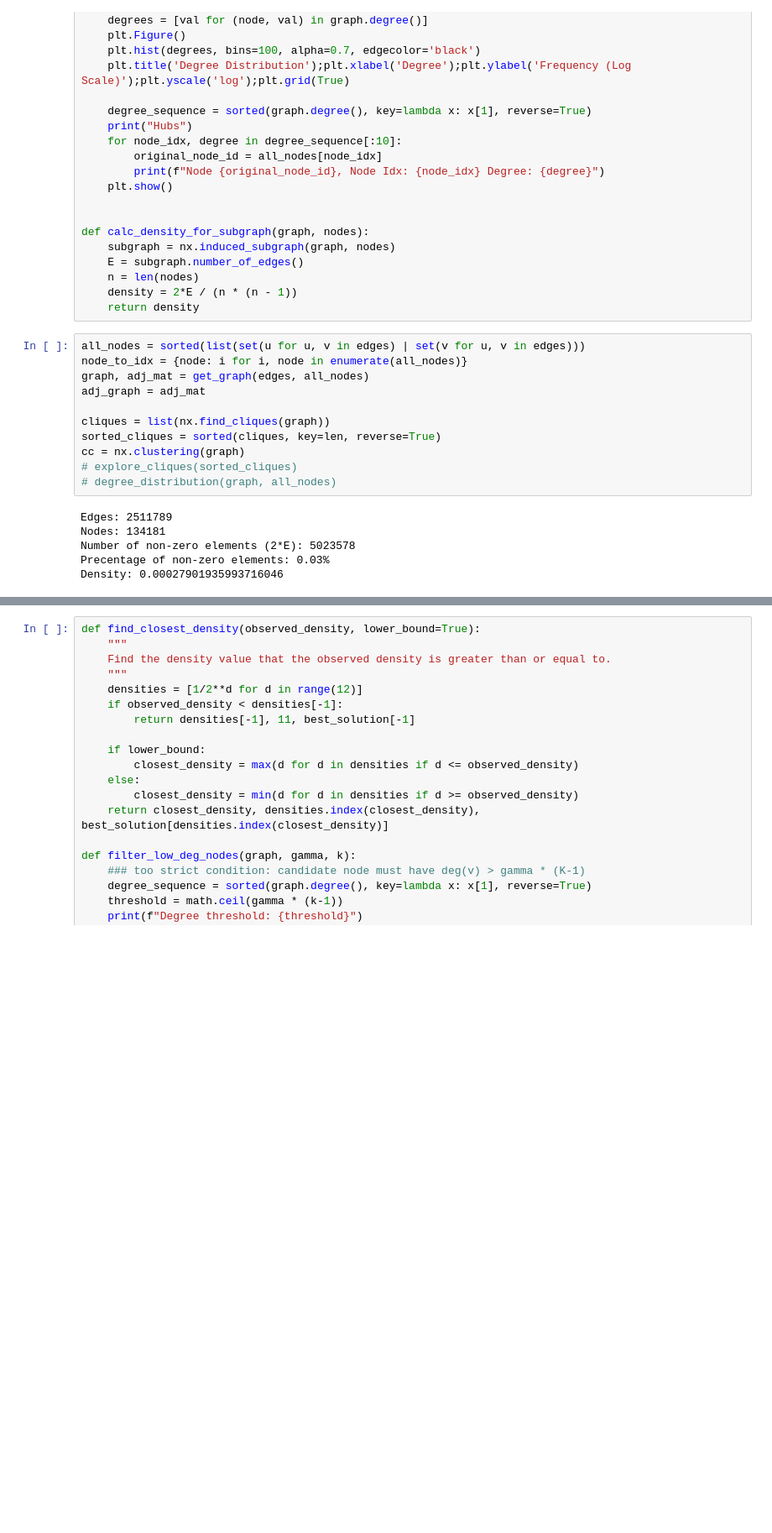
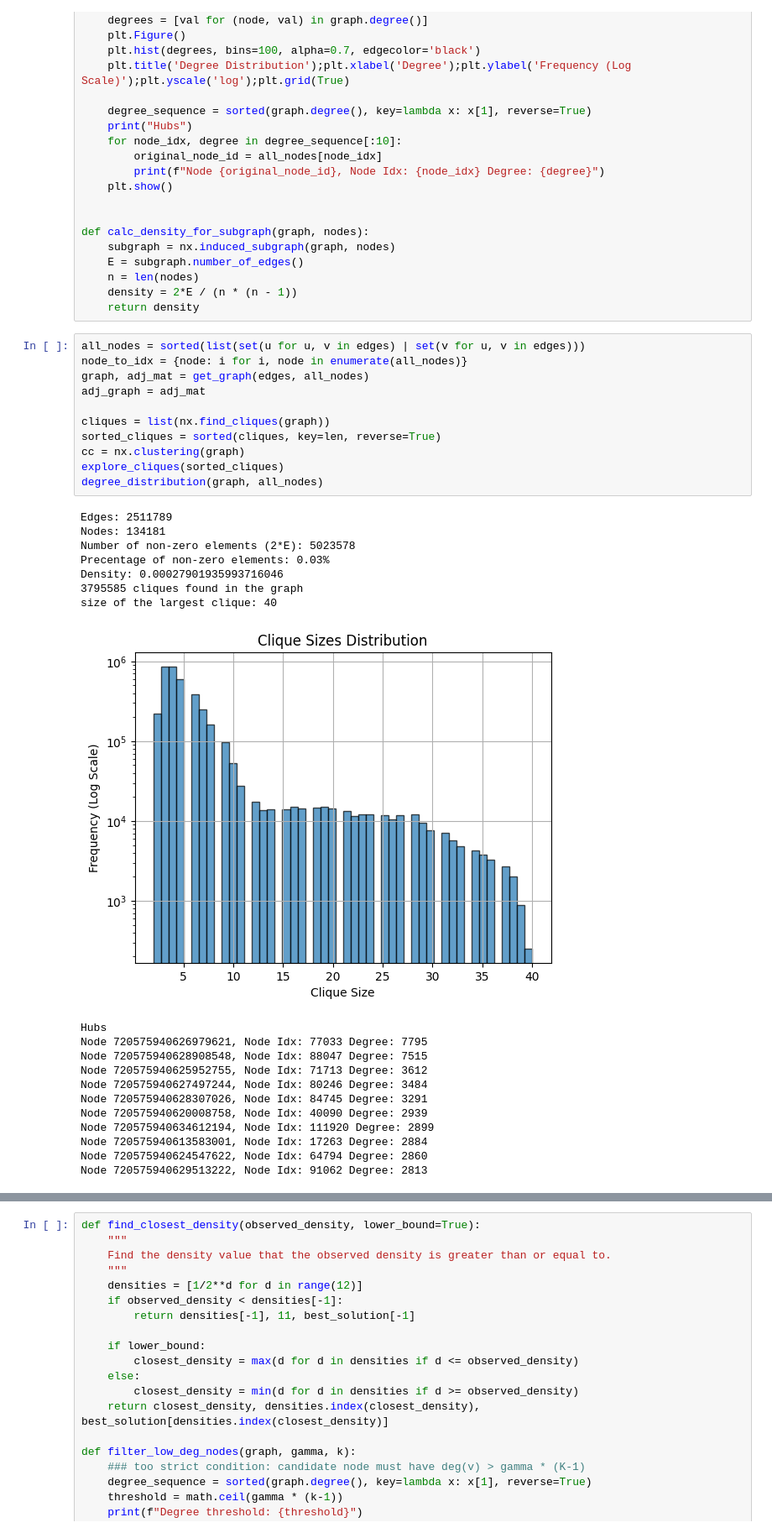
Before and after one commit to Yehudalester/flywire_max_clique_challenge, a Jupyter notebook: deans_playground/Max-Quasi-Cliques-Challenge.ipynb, the cells around one changed output, grey strips where cells are left out. Shown: that part at 84% size. Saved outputs shown, nothing was run; the diff lists cells and outputs as text; blank space fills up the shorter version.

```diff
--- a/deans_playground/Max-Quasi-Cliques-Challenge.ipynb
+++ b/deans_playground/Max-Quasi-Cliques-Challenge.ipynb
@@ -209,17 +171,31 @@ def calc_density_for_subgraph(graph, nodes):
 # %%
 all_nodes = sorted(list(set(u for u, v in edges) | set(v for u, v in edges)))
 node_to_idx = {node: i for i, node in enumerate(all_nodes)}
 graph, adj_mat = get_graph(edges, all_nodes)
 adj_graph = adj_mat
 
 cliques = list(nx.find_cliques(graph))
 sorted_cliques = sorted(cliques, key=len, reverse=True)
 cc = nx.clustering(graph)
-# explore_cliques(sorted_cliques)
-# degree_distribution(graph, all_nodes)
+explore_cliques(sorted_cliques)
+degree_distribution(graph, all_nodes)
 # %% [output]
 Edges: 2511789
 Nodes: 134181
 Number of non-zero elements (2*E): 5023578
 Precentage of non-zero elements: 0.03%
 Density: 0.00027901935993716046
+3795585 cliques found in the graph
+size of the largest clique: 40
+[figure, added]
+Hubs
+Node 720575940626979621, Node Idx: 77033 Degree: 7795
+Node 720575940628908548, Node Idx: 88047 Degree: 7515
+Node 720575940625952755, Node Idx: 71713 Degree: 3612
+Node 720575940627497244, Node Idx: 80246 Degree: 3484
+Node 720575940628307026, Node Idx: 84745 Degree: 3291
+Node 720575940620008758, Node Idx: 40090 Degree: 2939
+Node 720575940634612194, Node Idx: 111920 Degree: 2899
+Node 720575940613583001, Node Idx: 17263 Degree: 2884
+Node 720575940624547622, Node Idx: 64794 Degree: 2860
+Node 720575940629513222, Node Idx: 91062 Degree: 2813
```
Also changed, not shown: parts of 20 cells of this notebook, 1 other file.
